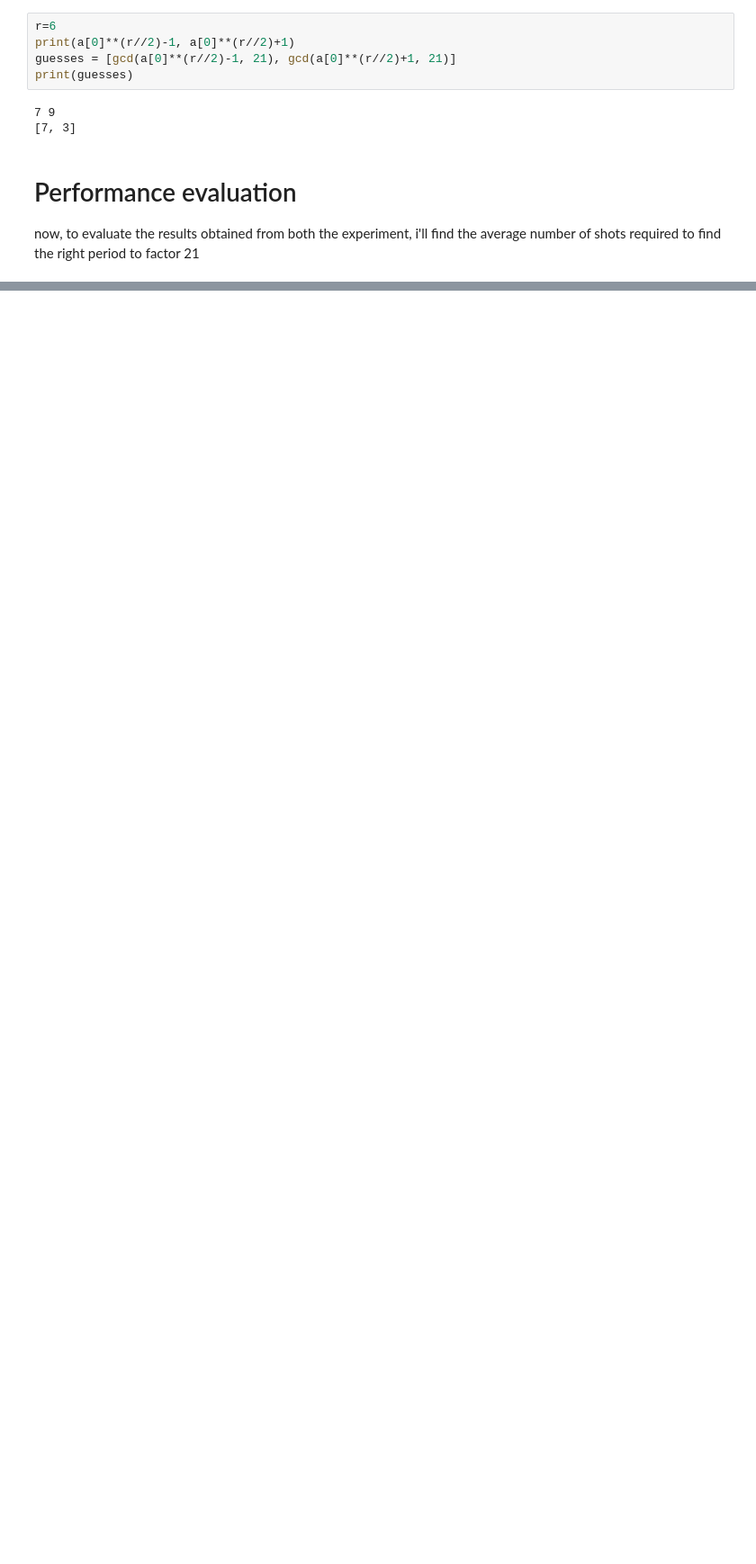
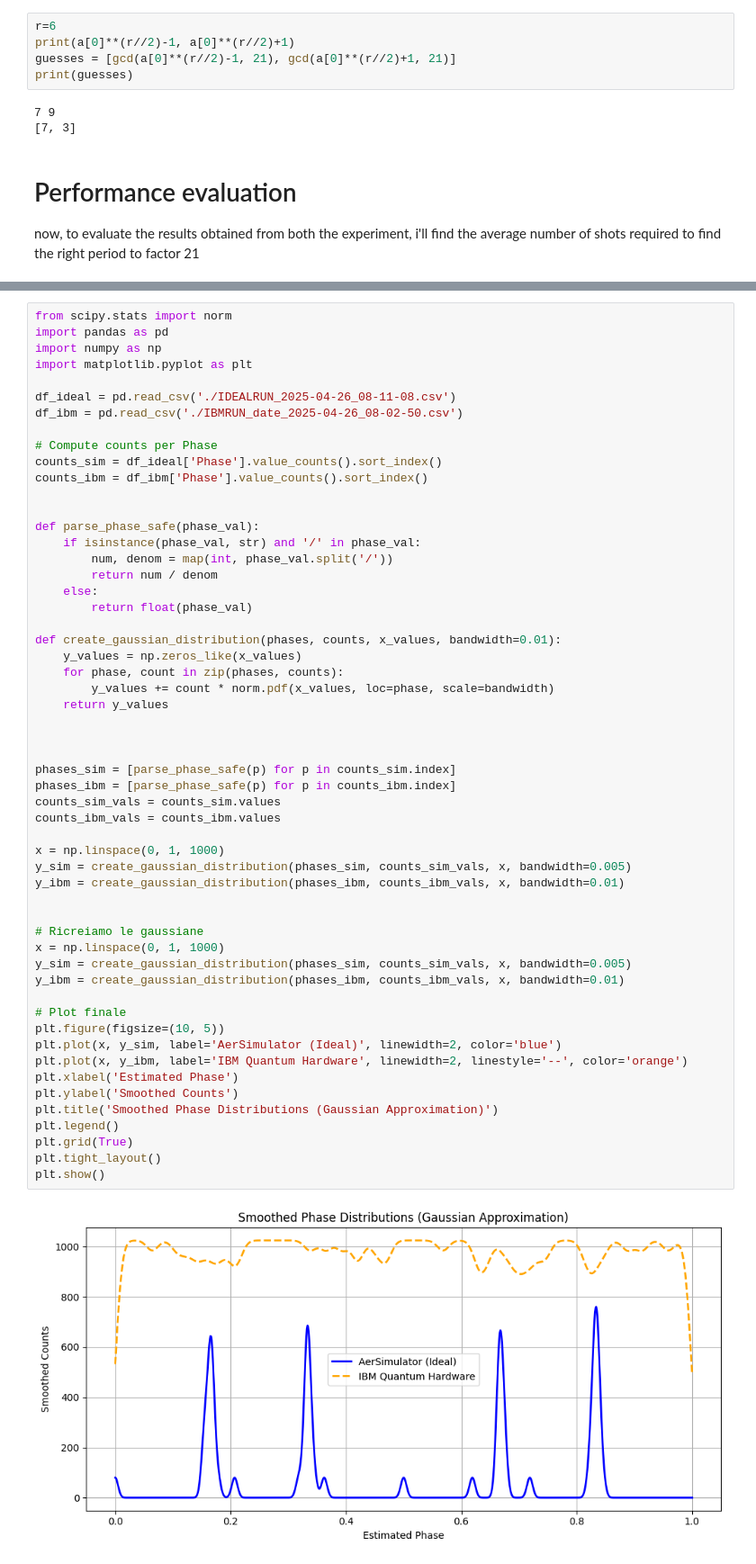
Before and after one commit to MenchiniDev/QuantumComputingAndQuantumInternetProject, a Jupyter notebook: Assignment2Menchini.ipynb, the cells around one changed output, grey strips where cells are left out. Shown: that part at 90% size. Saved outputs shown, nothing was run; the diff lists cells and outputs as text; blank space fills up the shorter version.

```diff
--- a/Assignment2Menchini.ipynb
+++ b/Assignment2Menchini.ipynb
@@ -443,0 +544,57 @@ plot_data(df_2)
+# %%
+from scipy.stats import norm
+import pandas as pd
+import numpy as np
+import matplotlib.pyplot as plt
+
+df_ideal = pd.read_csv('./IDEALRUN_2025-04-26_08-11-08.csv')
+df_ibm = pd.read_csv('./IBMRUN_date_2025-04-26_08-02-50.csv')
+
+# Compute counts per Phase
+counts_sim = df_ideal['Phase'].value_counts().sort_index()
+counts_ibm = df_ibm['Phase'].value_counts().sort_index()
+
+
+def parse_phase_safe(phase_val):
+    if isinstance(phase_val, str) and '/' in phase_val:
+        num, denom = map(int, phase_val.split('/'))
+        return num / denom
+    else:
+        return float(phase_val)
+
+def create_gaussian_distribution(phases, counts, x_values, bandwidth=0.01):
+    y_values = np.zeros_like(x_values)
+    for phase, count in zip(phases, counts):
+        y_values += count * norm.pdf(x_values, loc=phase, scale=bandwidth)
+    return y_values
+
+
+
+phases_sim = [parse_phase_safe(p) for p in counts_sim.index]
+phases_ibm = [parse_phase_safe(p) for p in counts_ibm.index]
+counts_sim_vals = counts_sim.values
+counts_ibm_vals = counts_ibm.values
+
+x = np.linspace(0, 1, 1000)
+y_sim = create_gaussian_distribution(phases_sim, counts_sim_vals, x, bandwidth=0.005)
+y_ibm = create_gaussian_distribution(phases_ibm, counts_ibm_vals, x, bandwidth=0.01)
+
+
+# Ricreiamo le gaussiane
+x = np.linspace(0, 1, 1000)
+y_sim = create_gaussian_distribution(phases_sim, counts_sim_vals, x, bandwidth=0.005)
+y_ibm = create_gaussian_distribution(phases_ibm, counts_ibm_vals, x, bandwidth=0.01)
+
+# Plot finale
+plt.figure(figsize=(10, 5))
+plt.plot(x, y_sim, label='AerSimulator (Ideal)', linewidth=2, color='blue')
+plt.plot(x, y_ibm, label='IBM Quantum Hardware', linewidth=2, linestyle='--', color='orange')
+plt.xlabel('Estimated Phase')
+plt.ylabel('Smoothed Counts')
+plt.title('Smoothed Phase Distributions (Gaussian Approximation)')
+plt.legend()
+plt.grid(True)
+plt.tight_layout()
+plt.show()
+# %% [output]
+[figure, added]
```
Also changed, not shown: parts of 24 cells of this notebook, 10 other files.
